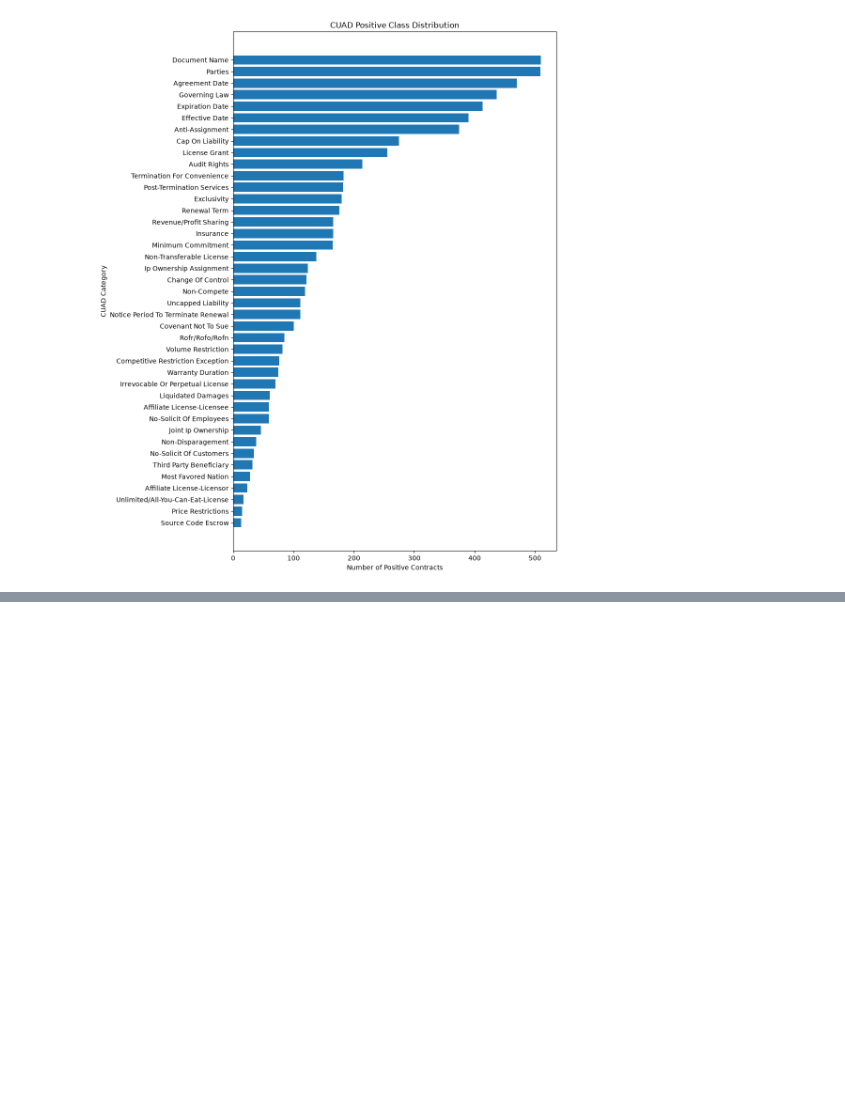
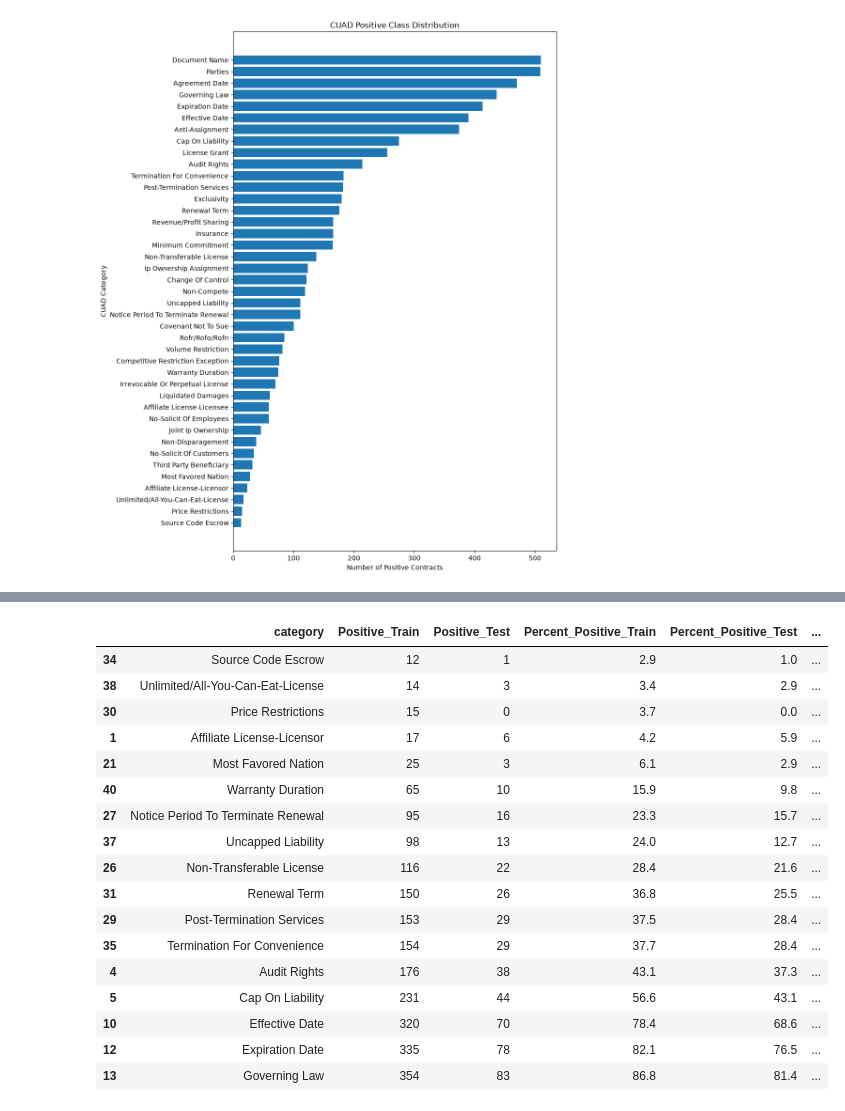
Before and after one commit to Break-Through-Tech/Accenture-1F-contract-review-challenge, a Jupyter notebook: notebooks/class_imbalance.ipynb, the cells around one changed output, grey strips where cells are left out. Saved outputs shown, nothing was run; the diff lists cells and outputs as text; code cells hidden in the pictures; blank space fills up the shorter version.

```diff
--- a/notebooks/class_imbalance.ipynb
+++ b/notebooks/class_imbalance.ipynb
@@ -412,0 +712,23 @@ The next analysis should examine how these positive examples are distributed bet
+# %%
+split_comparison["Total_Positive"] = (
+    split_comparison["Positive_Train"]
+    +
+    split_comparison["Positive_Test"]
+)
+
+split_comparison["Percent_Positive_in_Test"] = (
+    split_comparison["Positive_Test"]
+    /
+    split_comparison["Total_Positive"]
+    * 100
+).round(1)
+
+split_comparison[
+    [
+        "category",
+        "Positive_Train",
+        "Positive_Test",
+        "Total_Positive",
+        "Percent_Positive_in_Test"
+    ]
+].sort_values("Total_Positive")
@@ -412,0 +802,40 @@ The next analysis should examine how these positive examples are distributed bet
+# %%
+concern_df = split_comparison[
+    (split_comparison["Positive_Train"] < 20)
+    |
+    (split_comparison["Positive_Test"] < 5)
+    |
+    (split_comparison["Percent_Difference"] >= 5)
+].copy()
+
+concern_df[
+    [
+        "category",
+        "Positive_Train",
+        "Positive_Test",
+        "Percent_Positive_Train",
+        "Percent_Positive_Test",
+        "Percent_Difference"
+    ]
+].sort_values(
+    ["Positive_Train", "Positive_Test"]
+)
+# %% [output]
+|  | category | Positive_Train | Positive_Test | Percent_Positive_Train | Percent_Positive_Test | ... |
+| 34 | Source Code Escrow | 12 | 1 | 2.9 | 1.0 | ... |
+| 38 | Unlimited/All-You-Can-Eat-License | 14 | 3 | 3.4 | 2.9 | ... |
+| 30 | Price Restrictions | 15 | 0 | 3.7 | 0.0 | ... |
+| 1 | Affiliate License-Licensor | 17 | 6 | 4.2 | 5.9 | ... |
+| 21 | Most Favored Nation | 25 | 3 | 6.1 | 2.9 | ... |
+| 40 | Warranty Duration | 65 | 10 | 15.9 | 9.8 | ... |
+| 27 | Notice Period To Terminate Renewal | 95 | 16 | 23.3 | 15.7 | ... |
+| 37 | Uncapped Liability | 98 | 13 | 24.0 | 12.7 | ... |
+| 26 | Non-Transferable License | 116 | 22 | 28.4 | 21.6 | ... |
+| 31 | Renewal Term | 150 | 26 | 36.8 | 25.5 | ... |
+| 29 | Post-Termination Services | 153 | 29 | 37.5 | 28.4 | ... |
+| 35 | Termination For Convenience | 154 | 29 | 37.7 | 28.4 | ... |
+| 4 | Audit Rights | 176 | 38 | 43.1 | 37.3 | ... |
+| 5 | Cap On Liability | 231 | 44 | 56.6 | 43.1 | ... |
+| 10 | Effective Date | 320 | 70 | 78.4 | 68.6 | ... |
+| 12 | Expiration Date | 335 | 78 | 82.1 | 76.5 | ... |
+| 13 | Governing Law | 354 | 83 | 86.8 | 81.4 | ... |
```
Also changed, not shown: parts of 26 cells of this notebook.
